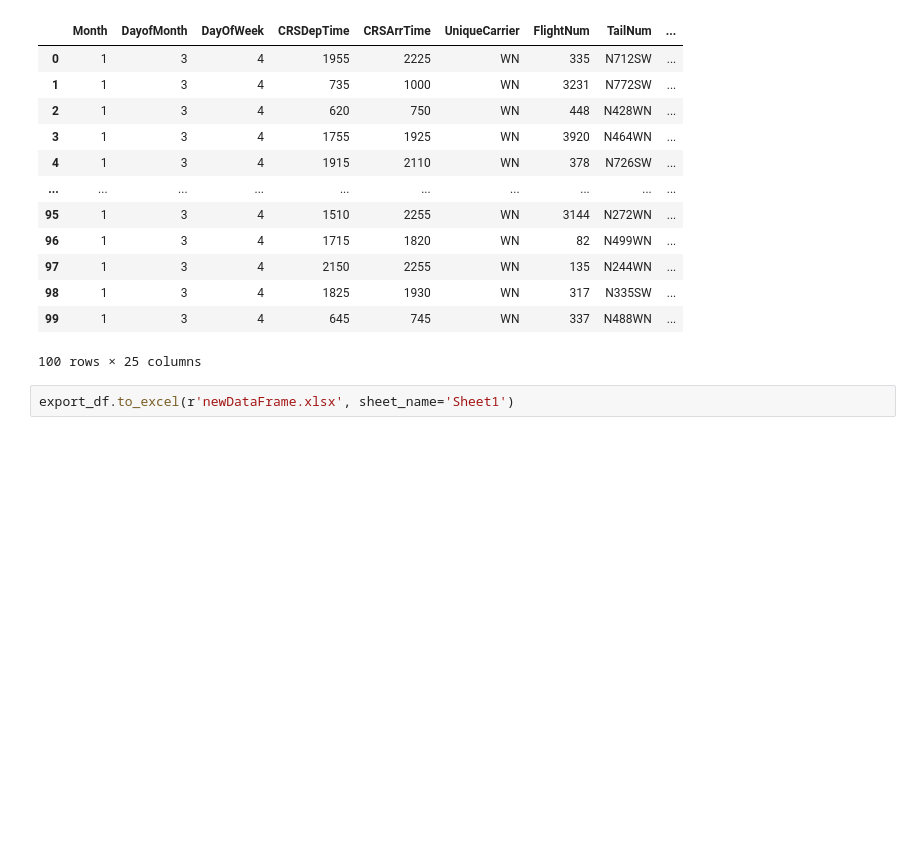
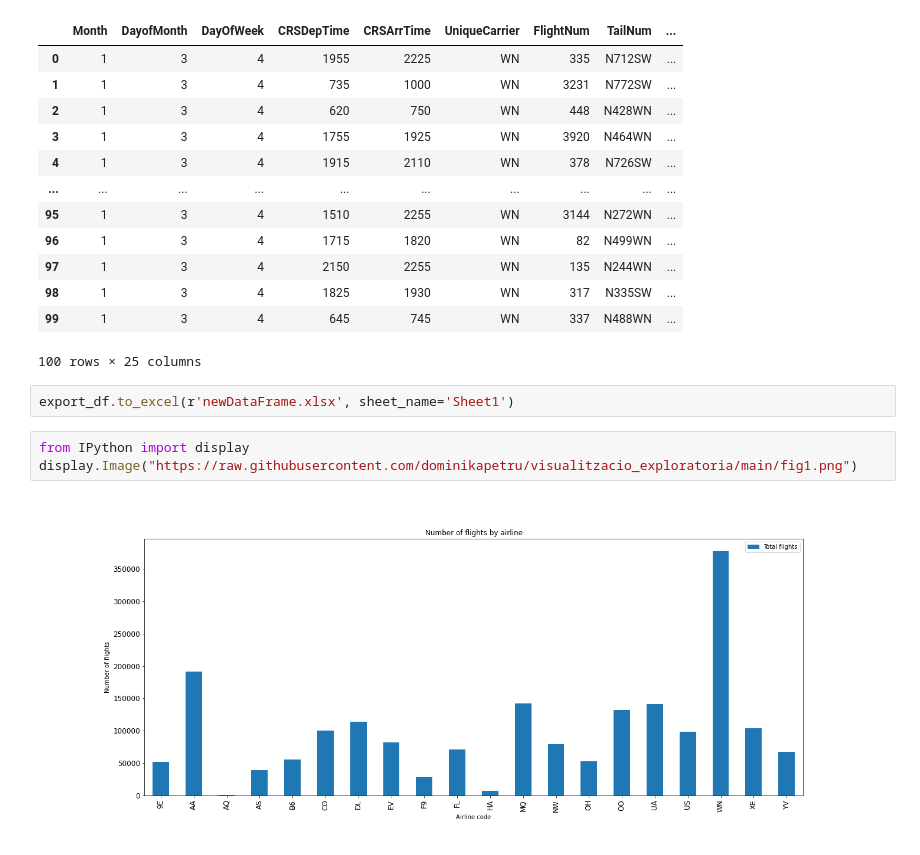
Before and after one commit to dominikapetru/estructures_dataframe, a Jupyter notebook: Sprint3_T05.ipynb, the cells around one changed output. Saved outputs shown, nothing was run; the diff lists cells and outputs as text; blank space fills up the shorter version.

```diff
--- a/Sprint3_T05.ipynb
+++ b/Sprint3_T05.ipynb
@@ -214,3 +214,8 @@ export_df
 100 rows × 25 columns
 # %%
 export_df.to_excel(r'newDataFrame.xlsx', sheet_name='Sheet1')
+# %%
+from IPython import display
+display.Image("https://raw.githubusercontent.com/dominikapetru/visualitzacio_exploratoria/main/fig1.png")
+# %% [output]
+[figure, added]
```
Also changed, not shown: parts of 5 cells of this notebook.
